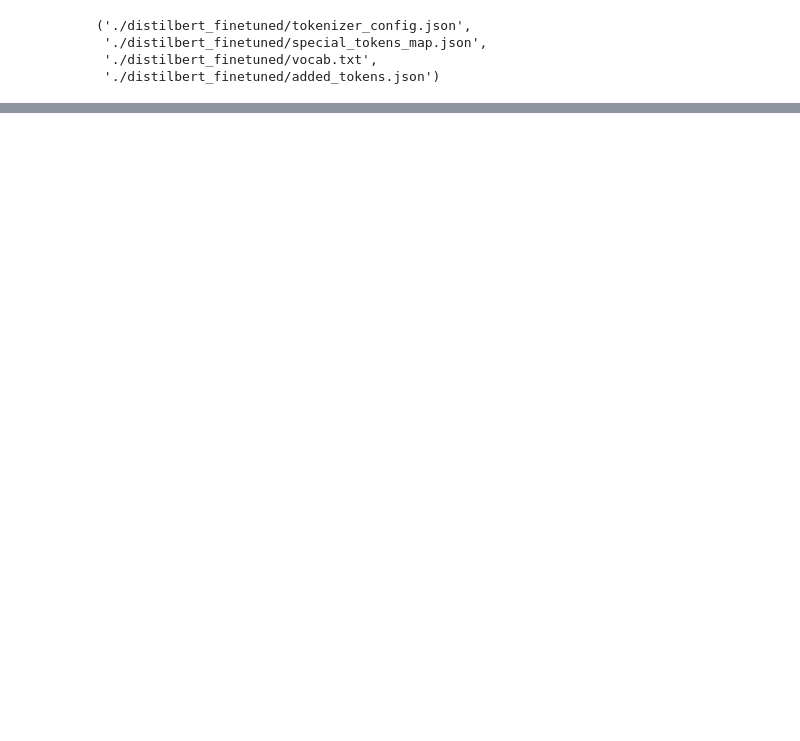
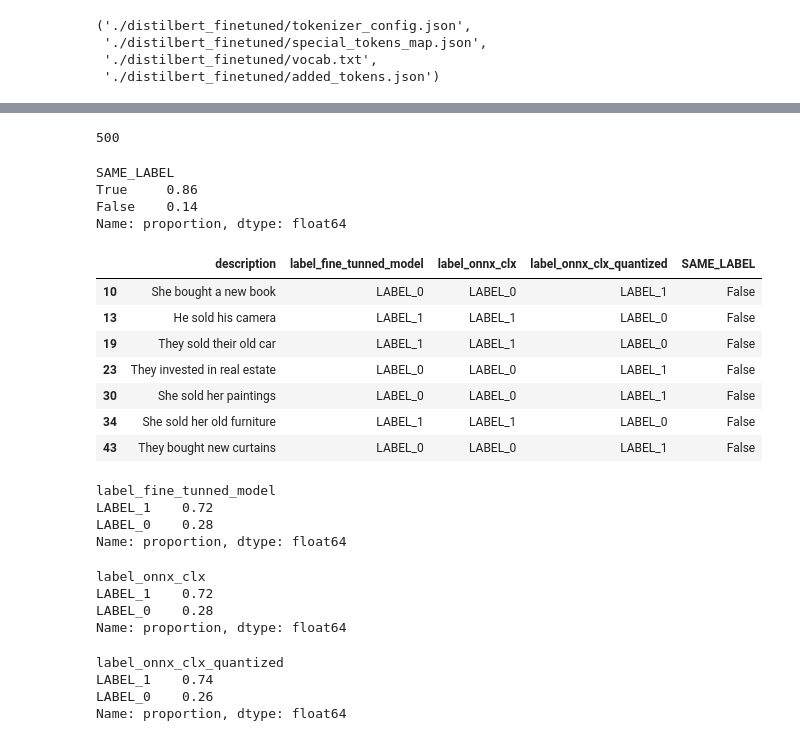
Before and after one commit to jonjimenez99/text_classification, a Jupyter notebook: Notebooks/fine_tunning.ipynb, the cells around one changed output, grey strips where cells are left out. Saved outputs shown, nothing was run; the diff lists cells and outputs as text; code cells hidden in the pictures; blank space fills up the shorter version.

```diff
--- a/Notebooks/fine_tunning.ipynb
+++ b/Notebooks/fine_tunning.ipynb
@@ -248,0 +249,4 @@ Quantized model inference time: 0.0039 seconds
+# %%
+len(descriptions)
+# %% [output]
+500
@@ -248,0 +344,39 @@ Quantized model inference time: 0.0039 seconds
+# %%
+df_predicted['SAME_LABEL'].value_counts(normalize=True)
+# %% [output]
+SAME_LABEL
+True     0.86
+False    0.14
+Name: proportion, dtype: float64
+# %%
+df_predicted[df_predicted['SAME_LABEL']==False]
+# %% [output]
+|  | description | label_fine_tunned_model | label_onnx_clx | label_onnx_clx_quantized | SAME_LABEL |
+| 10 | She bought a new book | LABEL_0 | LABEL_0 | LABEL_1 | False |
+| 13 | He sold his camera | LABEL_1 | LABEL_1 | LABEL_0 | False |
+| 19 | They sold their old car | LABEL_1 | LABEL_1 | LABEL_0 | False |
+| 23 | They invested in real estate | LABEL_0 | LABEL_0 | LABEL_1 | False |
+| 30 | She sold her paintings | LABEL_0 | LABEL_0 | LABEL_1 | False |
+| 34 | She sold her old furniture | LABEL_1 | LABEL_1 | LABEL_0 | False |
+| 43 | They bought new curtains | LABEL_0 | LABEL_0 | LABEL_1 | False |
+# %%
+df_predicted['label_fine_tunned_model'].value_counts(normalize=True)
+# %% [output]
+label_fine_tunned_model
+LABEL_1    0.72
+LABEL_0    0.28
+Name: proportion, dtype: float64
+# %%
+df_predicted['label_onnx_clx'].value_counts(normalize=True)
+# %% [output]
+label_onnx_clx
+LABEL_1    0.72
+LABEL_0    0.28
+Name: proportion, dtype: float64
+# %%
+df_predicted['label_onnx_clx_quantized'].value_counts(normalize=True)
+# %% [output]
+label_onnx_clx_quantized
+LABEL_1    0.74
+LABEL_0    0.26
+Name: proportion, dtype: float64
```
Also changed, not shown: parts of 15 cells of this notebook, 3 other files.
